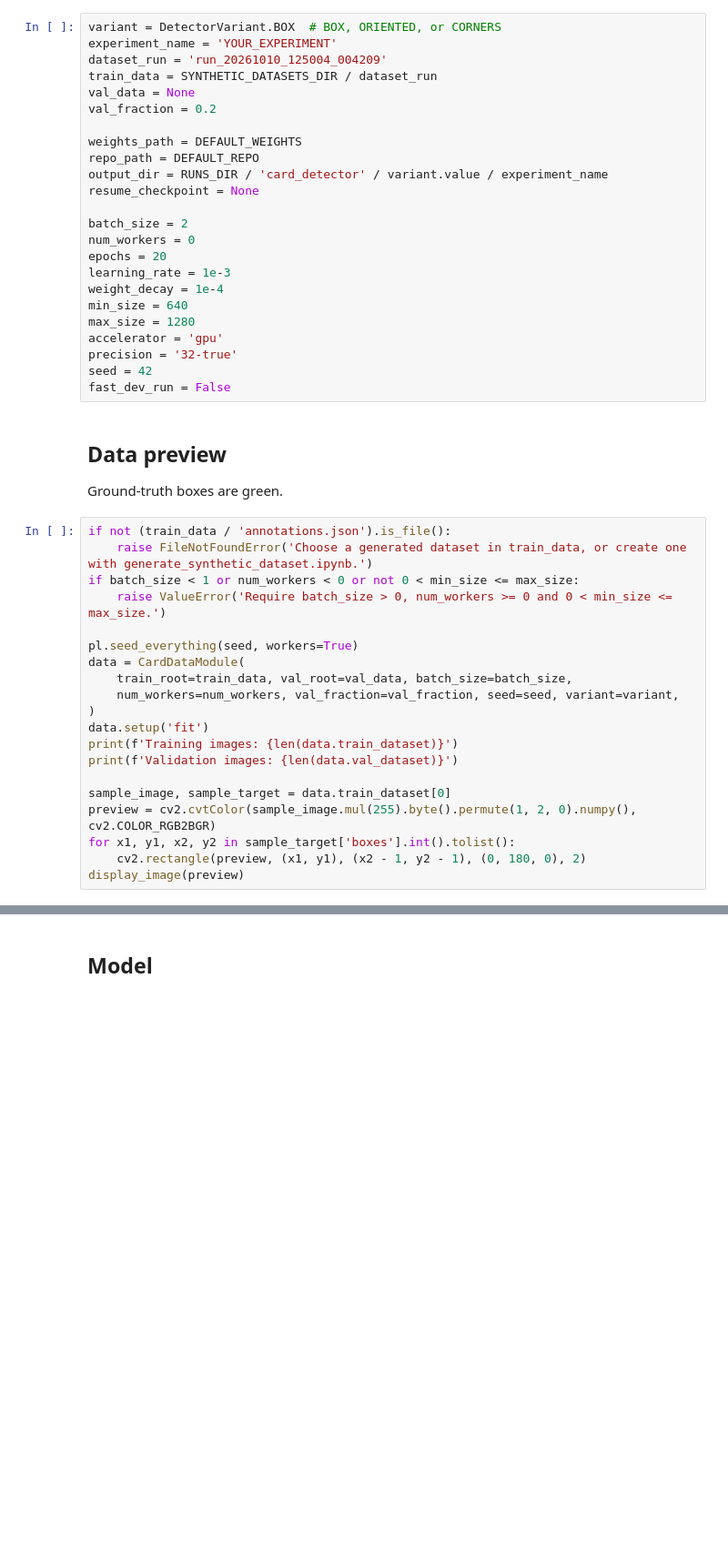
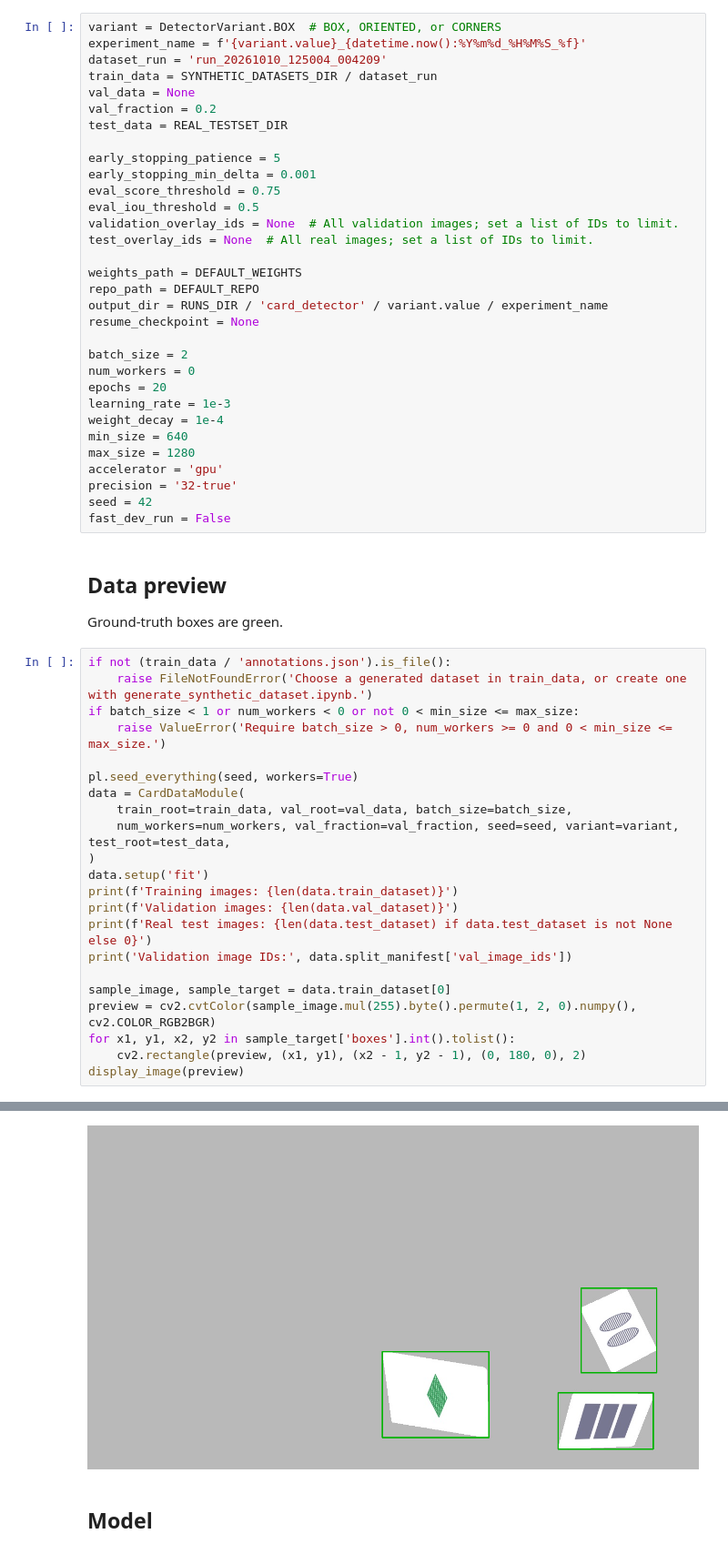
Before and after one commit to trflorian/set-master, a Jupyter notebook: notebooks/train_card_detector.ipynb, the cells around one changed output, grey strips where cells are left out. Shown at 91% size. Saved outputs shown, nothing was run; the diff lists cells and outputs as text; blank space fills up the shorter version.

```diff
--- a/notebooks/train_card_detector.ipynb
+++ b/notebooks/train_card_detector.ipynb
@@ -31,10 +36,18 @@ Choose `variant` and an `experiment_name`. Geometry experiments require corner a
 # %%
 variant = DetectorVariant.BOX  # BOX, ORIENTED, or CORNERS
-experiment_name = 'YOUR_EXPERIMENT'
+experiment_name = f'{variant.value}_{datetime.now():%Y%m%d_%H%M%S_%f}'
 dataset_run = 'run_20261010_125004_004209'
 train_data = SYNTHETIC_DATASETS_DIR / dataset_run
 val_data = None
 val_fraction = 0.2
+test_data = REAL_TESTSET_DIR
+
+early_stopping_patience = 5
+early_stopping_min_delta = 0.001
+eval_score_threshold = 0.75
+eval_iou_threshold = 0.5
+validation_overlay_ids = None  # All validation images; set a list of IDs to limit.
+test_overlay_ids = None  # All real images; set a list of IDs to limit.
 
 weights_path = DEFAULT_WEIGHTS
 repo_path = DEFAULT_REPO
@@ -65,14 +78,17 @@ if batch_size < 1 or num_workers < 0 or not 0 < min_size <= max_size:
 pl.seed_everything(seed, workers=True)
 data = CardDataModule(
     train_root=train_data, val_root=val_data, batch_size=batch_size,
-    num_workers=num_workers, val_fraction=val_fraction, seed=seed, variant=variant,
+    num_workers=num_workers, val_fraction=val_fraction, seed=seed, variant=variant, test_root=test_data,
 )
 data.setup('fit')
 print(f'Training images: {len(data.train_dataset)}')
 print(f'Validation images: {len(data.val_dataset)}')
+print(f'Real test images: {len(data.test_dataset) if data.test_dataset is not None else 0}')
+print('Validation image IDs:', data.split_manifest['val_image_ids'])
 
 sample_image, sample_target = data.train_dataset[0]
 preview = cv2.cvtColor(sample_image.mul(255).byte().permute(1, 2, 0).numpy(), cv2.COLOR_RGB2BGR)
 for x1, y1, x2, y2 in sample_target['boxes'].int().tolist():
     cv2.rectangle(preview, (x1, y1), (x2 - 1, y2 - 1), (0, 180, 0), 2)
 display_image(preview)
+# %% [output]
@@ -79,3 +100,4 @@ display_image(preview)
+[figure, added]
 # %% [markdown]
 ## Model
 # %%
```
Also changed, not shown: parts of 9 cells of this notebook, 8 other files.
